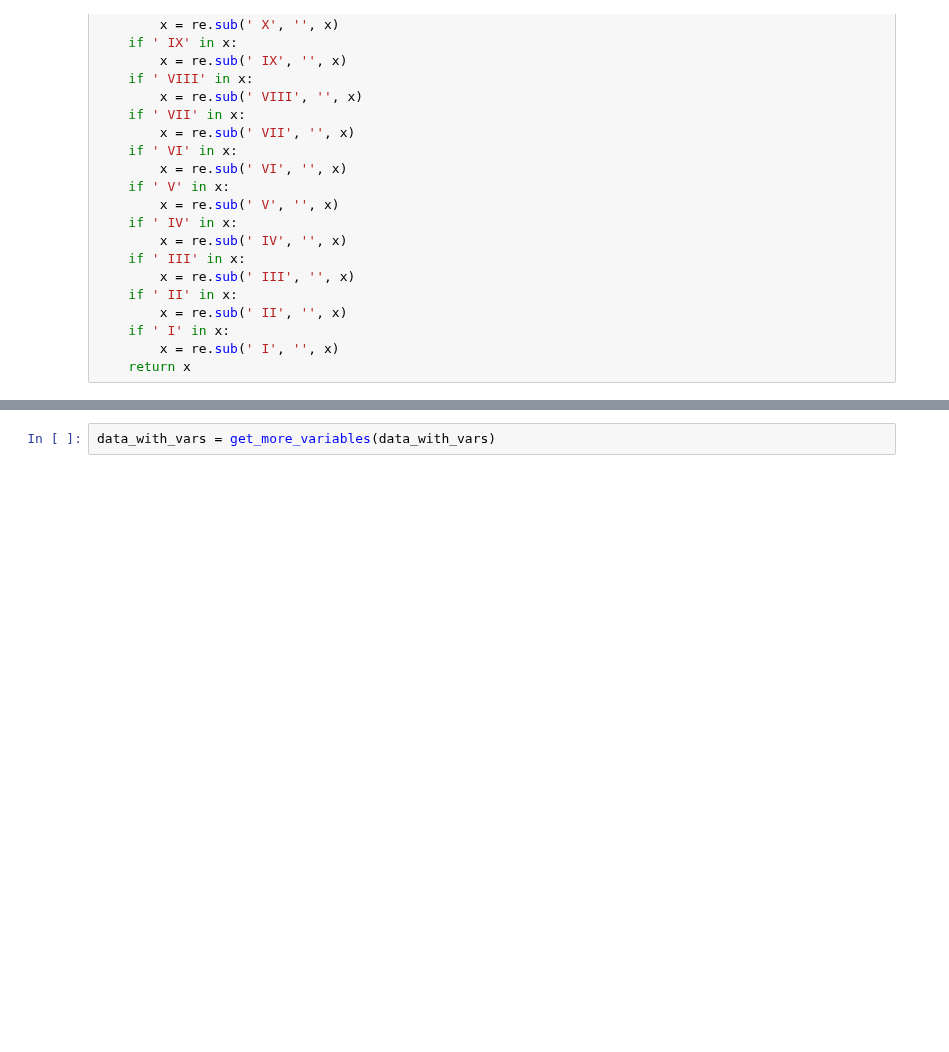
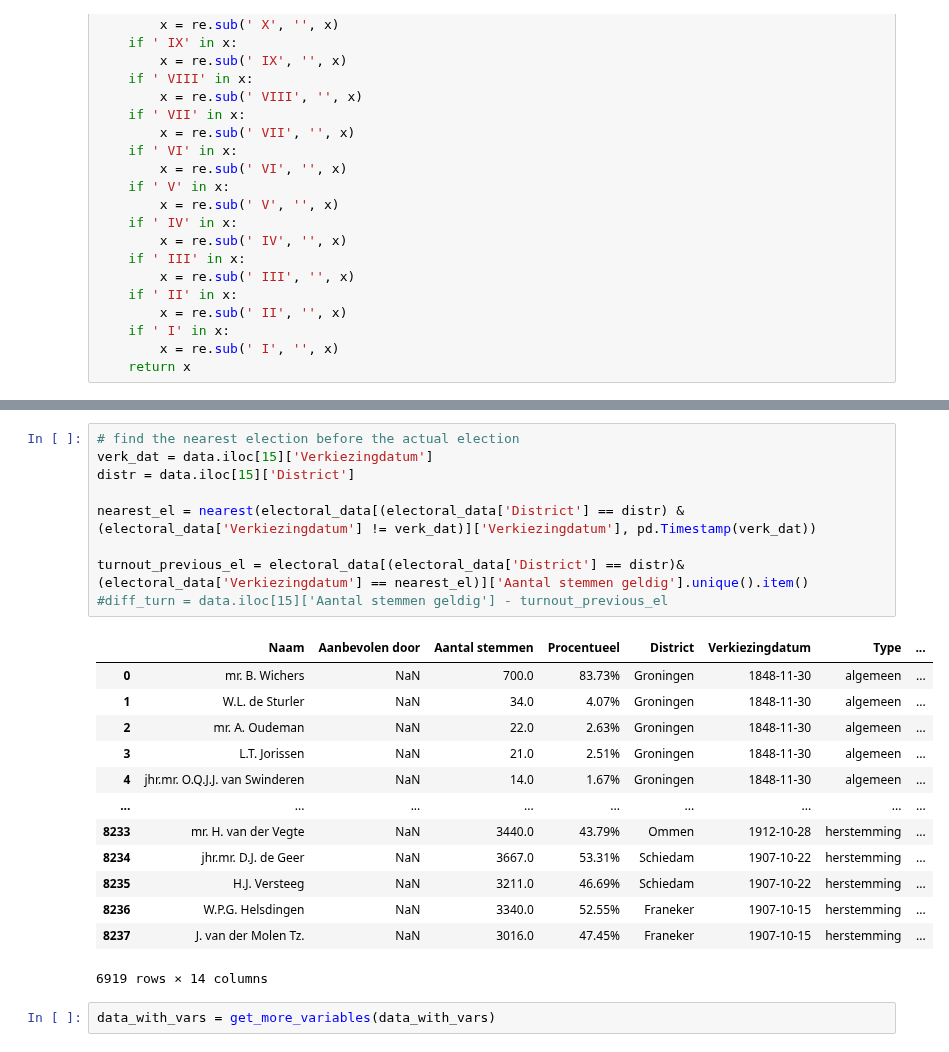
Before and after one commit to basm92/Polrents, a Jupyter notebook: Code/from_full_data_to_full_data_all_vars.ipynb, the cells around one changed output, grey strips where cells are left out. Saved outputs shown, nothing was run; the diff lists cells and outputs as text; blank space fills up the shorter version.

```diff
--- a/Code/from_full_data_to_full_data_all_vars.ipynb
+++ b/Code/from_full_data_to_full_data_all_vars.ipynb
@@ -420,6 +420,29 @@ def get_more_variables(data):
     out = out.iloc[:,2:]
 
     return out
+# %%
+# find the nearest election before the actual election
+verk_dat = data.iloc[15]['Verkiezingdatum']
+distr = data.iloc[15]['District']
+
+nearest_el = nearest(electoral_data[(electoral_data['District'] == distr) & (electoral_data['Verkiezingdatum'] != verk_dat)]['Verkiezingdatum'], pd.Timestamp(verk_dat))
+
+turnout_previous_el = electoral_data[(electoral_data['District'] == distr)&(electoral_data['Verkiezingdatum'] == nearest_el)]['Aantal stemmen geldig'].unique().item()
+#diff_turn = data.iloc[15]['Aantal stemmen geldig'] - turnout_previous_el
+# %% [output]
+|  | Naam | Aanbevolen door | Aantal stemmen | Procentueel | District | Verkiezingdatum | Type | ... |
+| 0 | mr. B. Wichers | NaN | 700.0 | 83.73% | Groningen | 1848-11-30 | algemeen | ... |
+| 1 | W.L. de Sturler | NaN | 34.0 | 4.07% | Groningen | 1848-11-30 | algemeen | ... |
+| 2 | mr. A. Oudeman | NaN | 22.0 | 2.63% | Groningen | 1848-11-30 | algemeen | ... |
+| 3 | L.T. Jorissen | NaN | 21.0 | 2.51% | Groningen | 1848-11-30 | algemeen | ... |
+| 4 | jhr.mr. O.Q.J.J. van Swinderen | NaN | 14.0 | 1.67% | Groningen | 1848-11-30 | algemeen | ... |
+| ... | ... | ... | ... | ... | ... | ... | ... | ... |
+| 8233 | mr. H. van der Vegte | NaN | 3440.0 | 43.79% | Ommen | 1912-10-28 | herstemming | ... |
+| 8234 | jhr.mr. D.J. de Geer | NaN | 3667.0 | 53.31% | Schiedam | 1907-10-22 | herstemming | ... |
+| 8235 | H.J. Versteeg | NaN | 3211.0 | 46.69% | Schiedam | 1907-10-22 | herstemming | ... |
+| 8236 | W.P.G. Helsdingen | NaN | 3340.0 | 52.55% | Franeker | 1907-10-15 | herstemming | ... |
+| 8237 | J. van der Molen Tz. | NaN | 3016.0 | 47.45% | Franeker | 1907-10-15 | herstemming | ... |
+6919 rows × 14 columns
 # %%
 data_with_vars = get_more_variables(data_with_vars)
 # %%
```
Also changed, not shown: parts of 1 cell of this notebook.
